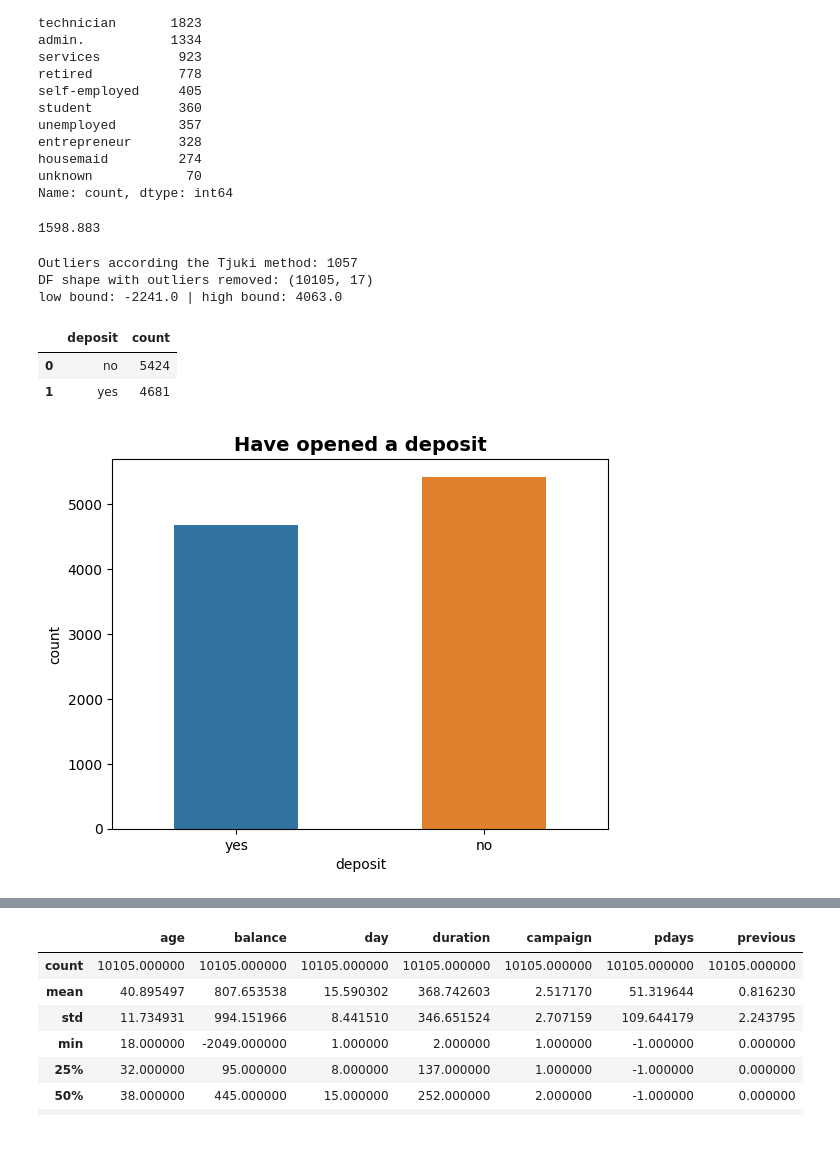
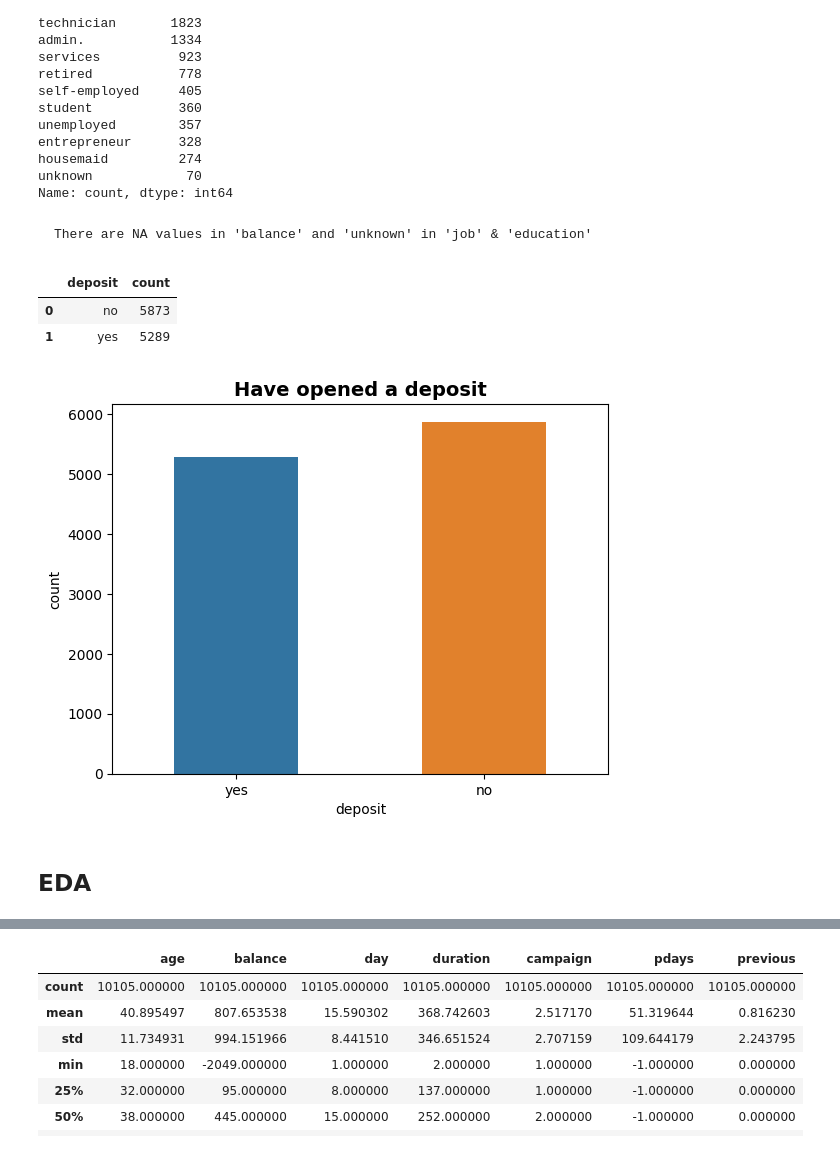
Before and after one commit to ssiarhei115/Customer-Classification, a Jupyter notebook: Project_4_ML.ipynb, the cells around one changed output, grey strips where cells are left out. Drawn from its saved outputs; the diff is of its cells as text; code cells hidden in the pictures.

```diff
--- a/Project_4_ML.ipynb
+++ b/Project_4_ML.ipynb
@@ -99,4 +98,6 @@ entrepreneur      328
 housemaid         274
 unknown            70
 Name: count, dtype: int64
+# %% [markdown]
+    There are NA values in 'balance' and 'unknown' in 'job' & 'education'
 # %%
@@ -105,59 +107,16 @@ df['balance'] = df['balance'].fillna(df['balance'].median())
 
 df['education'] = df['education'].apply(lambda x: df['education'].mode()[0] if x == 'unknown' else x)
 df['job'] = df['job'].apply(lambda x: df['job'].mode()[0] if x == 'unknown' else x)
-# %%
-pop_edu = df['education'].value_counts(ascending=False).reset_index()['education'][0]
-pop_job = df['job'].value_counts(ascending=False).reset_index()['job'][0]
-
-df[(df['education']==pop_edu) & (df['job']==pop_job)]['balance'].mean().round(3)
-# %% [output]
-1598.883
-# %%
-# удалите все выбросы для признака balance
-def outliers_iqr_mod(data, feature, left=1.5, right=1.5, log_scale=False):
-    """The function is designed to define outliers in a data set according to
-    the Tjuki method
-
-    Args:
-        data (dataframe): source DF
-        feature (str): feature to evaluate
-        left (float, optional): left limit. Defaults to 1.5.
-        right (float, optional): right limit. Defaults to 1.5.
-        log_scale (bool, optional): if data should be treated logarithmically.
-            Defaults to False.
-
-    Returns:
-        df,df,float,float: outliers, cleaned, lower_bound, upper_bound
-    """
-    if log_scale:
-        x = np.log(data[feature])
-    else:
-        x = data[feature]
-    quartile_1, quartile_3 = x.quantile(0.25), x.quantile(0.75),
-    iqr = quartile_3 - quartile_1
-    lower_bound = quartile_1 - (iqr * left)
-    upper_bound = quartile_3 + (iqr * right)
-    outliers = data[(x < lower_bound) | (x > upper_bound)]
-    cleaned = data[(x >= lower_bound) & (x <= upper_bound)]
-    return outliers, cleaned, lower_bound, upper_bound
-
-outliers, cleaned, low, high = outliers_iqr_mod(df, 'balance', log_scale=False)
-print(f'Outliers according the Tjuki method: {outliers.shape[0]}')
-dfc = cleaned
-print(f'DF shape with outliers removed: {dfc.shape}')
-print(f"low bound: {round(low,0)} | high bound: {round(high,0)}")
-# %% [output]
-Outliers according the Tjuki method: 1057
-DF shape with outliers removed: (10105, 17)
-low bound: -2241.0 | high bound: 4063.0
 # %%
-# изучите соотношение классов в ваших данных на предмет несбалансированности, проиллюстрируйте результат
-display(dfc['deposit'].value_counts(normalize=False).reset_index().round(2))
+# target's classes balance
+display(df['deposit'].value_counts(normalize=False).reset_index().round(2))
 
-cp = sns.countplot(dfc, x='deposit', width=0.5);
+cp = sns.countplot(df, x='deposit', width=0.5);
 cp.set_title('Have opened a deposit', fontsize=14, fontweight='bold');
 # %% [output]
 |  | deposit | count |
-| 0 | no | 5424 |
-| 1 | yes | 4681 |
+| 0 | no | 5873 |
+| 1 | yes | 5289 |
-[figure, old version]
+[figure, new version]
+# %% [markdown]
+## EDA
```
Also changed, not shown: parts of 52 cells of this notebook, 1 other file.
